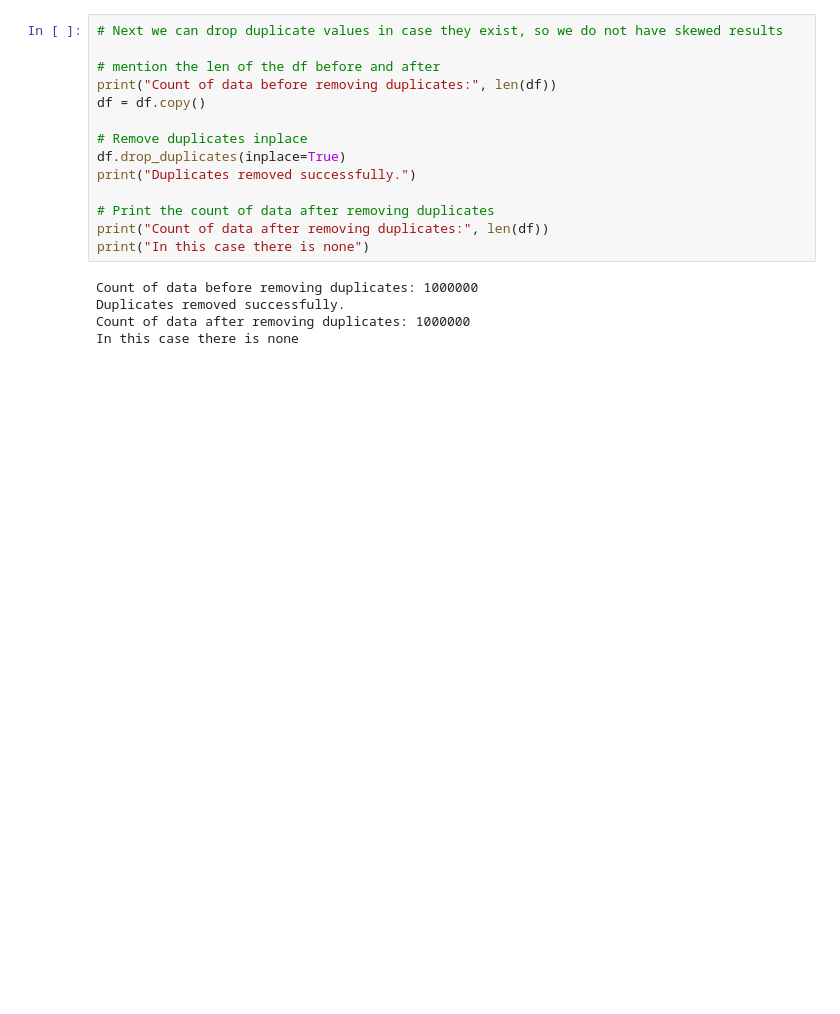
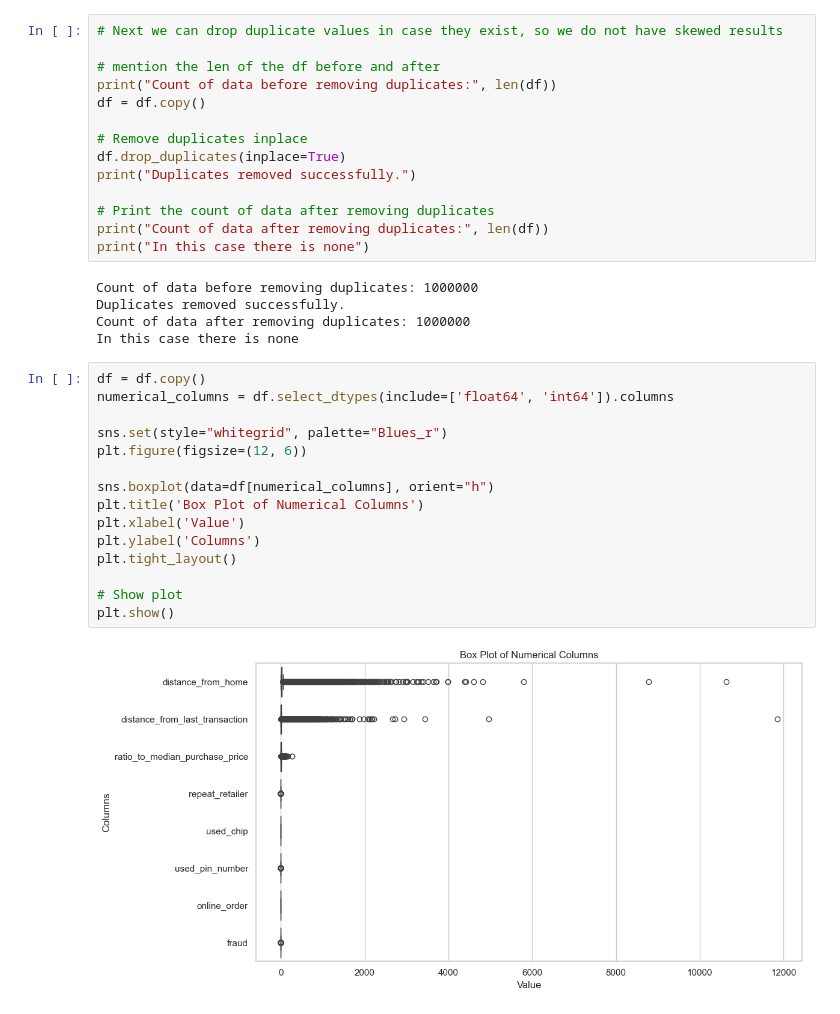
Before and after one commit to Vador92/creditcardfrauddetection, a Jupyter notebook: fraud_detection.ipynb, the cells around one changed output. Saved outputs shown, nothing was run; the diff lists cells and outputs as text; blank space fills up the shorter version.

```diff
--- a/fraud_detection.ipynb
+++ b/fraud_detection.ipynb
@@ -103,3 +119,20 @@ Count of data before removing duplicates: 1000000
 Duplicates removed successfully.
 Count of data after removing duplicates: 1000000
 In this case there is none
+# %%
+df = df.copy()
+numerical_columns = df.select_dtypes(include=['float64', 'int64']).columns
+
+sns.set(style="whitegrid", palette="Blues_r")
+plt.figure(figsize=(12, 6))
+
+sns.boxplot(data=df[numerical_columns], orient="h")
+plt.title('Box Plot of Numerical Columns')
+plt.xlabel('Value')
+plt.ylabel('Columns')
+plt.tight_layout()
+
+# Show plot
+plt.show()
+# %% [output]
+[figure, added]
```
Also changed, not shown: parts of 2 cells of this notebook, 2 other files.
